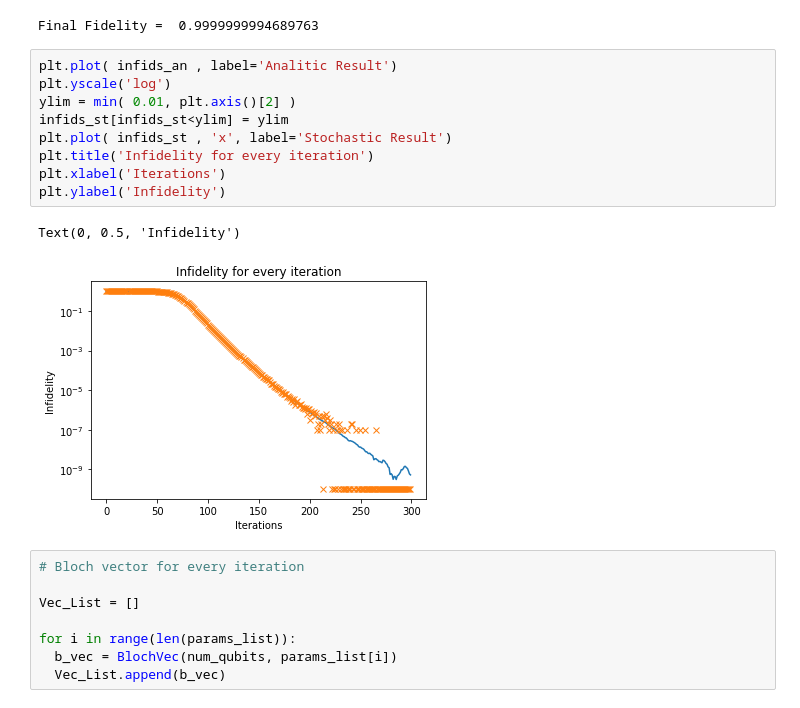
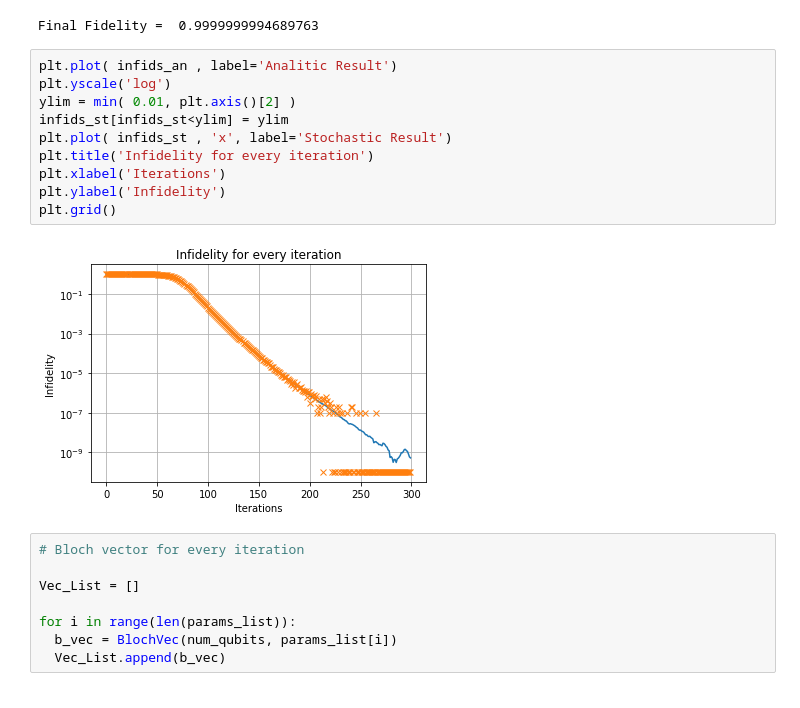
Before and after one commit to lezav/variational_quantum_state_tomography, a Jupyter notebook: Bloch Sphere/1 Qubit Tomography with Bloch Sphere visualization.ipynb, the cells around one changed output. Cells and saved outputs as stored; diff of their text form.

```diff
--- a/Bloch Sphere/1 Qubit Tomography with Bloch Sphere visualization.ipynb
+++ b/Bloch Sphere/1 Qubit Tomography with Bloch Sphere visualization.ipynb
@@ -130,15 +130,15 @@ Final Fidelity =  0.9999999994689763
 # %%
 plt.plot( infids_an , label='Analitic Result')
 plt.yscale('log')
 ylim = min( 0.01, plt.axis()[2] )
 infids_st[infids_st<ylim] = ylim
 plt.plot( infids_st , 'x', label='Stochastic Result')
 plt.title('Infidelity for every iteration')
 plt.xlabel('Iterations')
 plt.ylabel('Infidelity')
+plt.grid()
 # %% [output]
-Text(0, 0.5, 'Infidelity')
-[figure, old version]
+[figure, new version]
 # %%
 # Bloch vector for every iteration
 
```
Also changed, not shown: 1 other file.
